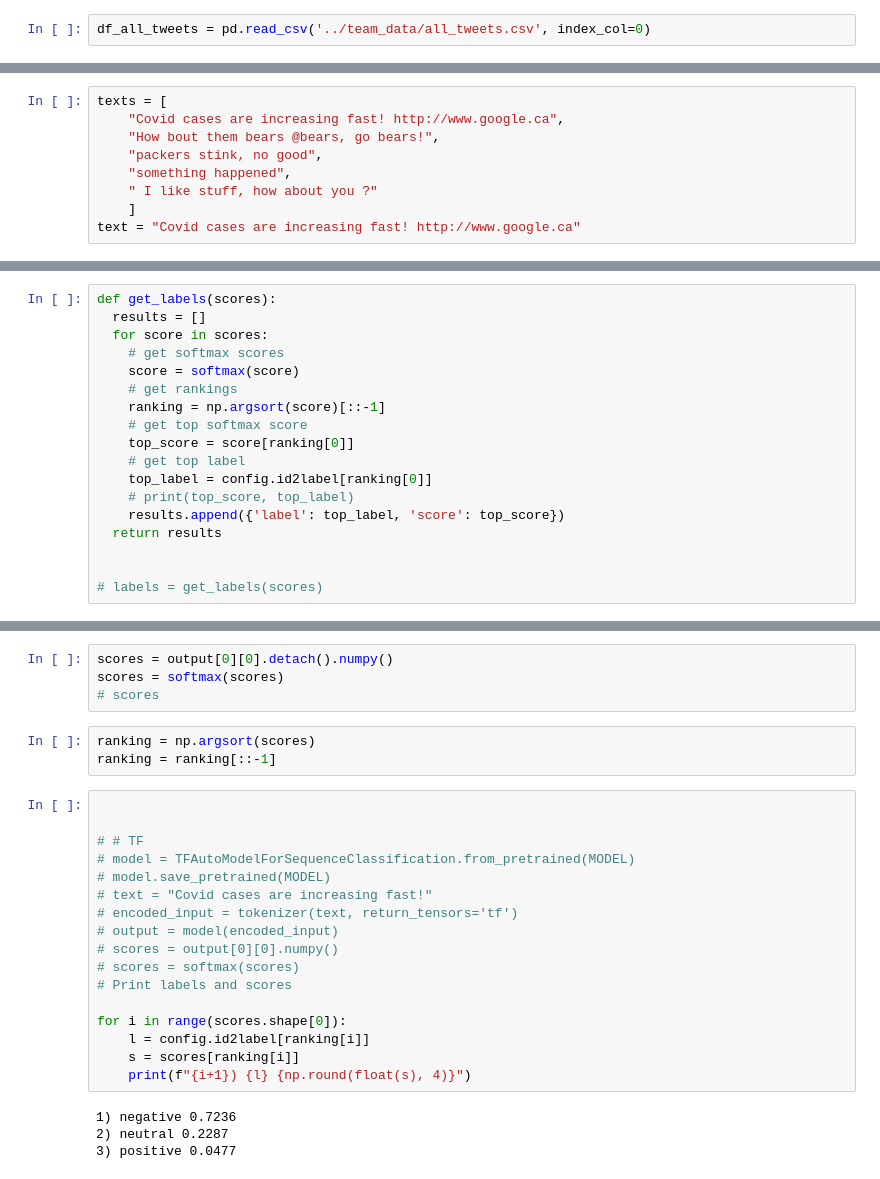
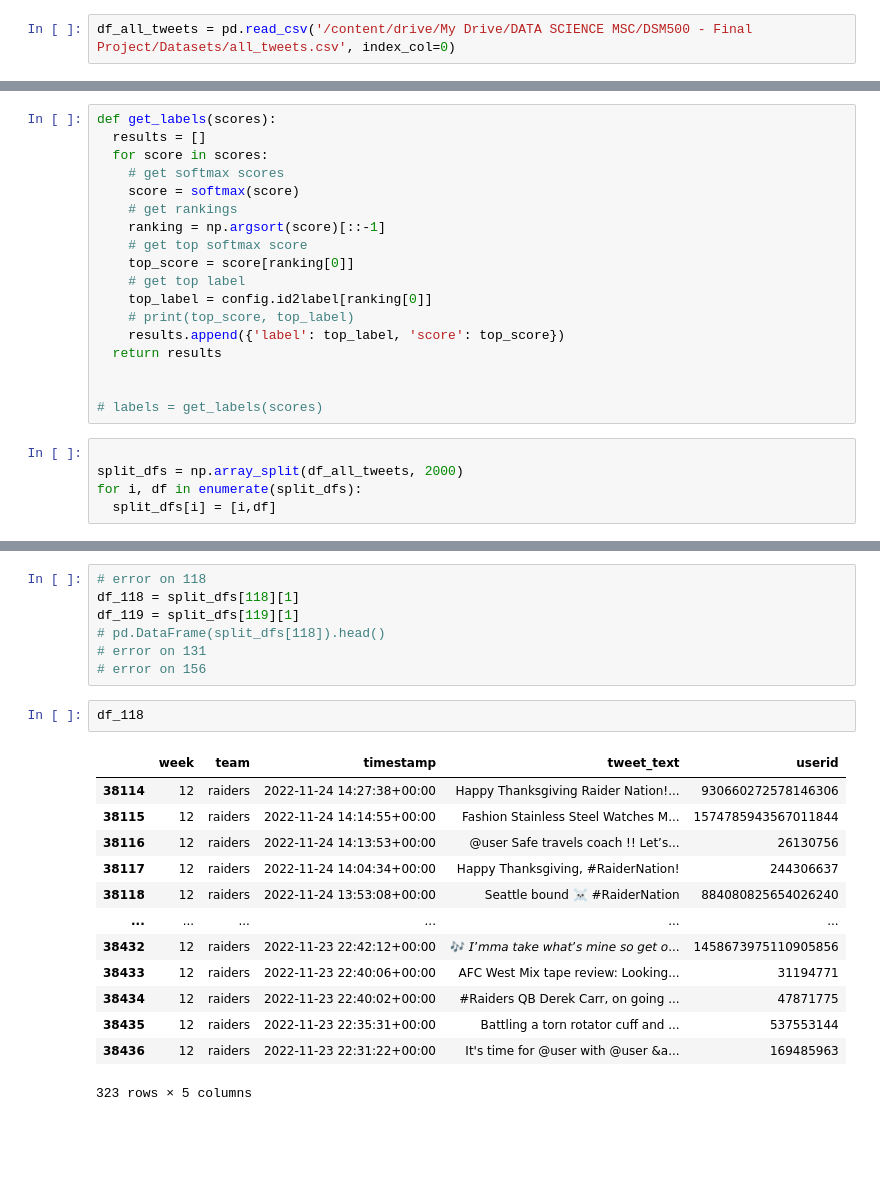
Before and after one commit to huuugh18/NFL_twitter_sentiment_odds, a Jupyter notebook: tweet_collection/tweet_nlp2.ipynb, the cells around one changed output, grey strips where cells are left out. Saved outputs shown, nothing was run; the diff lists cells and outputs as text; blank space fills up the shorter version.

```diff
--- a/tweet_collection/tweet_nlp2.ipynb
+++ b/tweet_collection/tweet_nlp2.ipynb
@@ -8,2 +39,2 @@ import os
 # %%
-df_all_tweets = pd.read_csv('../team_data/all_tweets.csv', index_col=0)
+df_all_tweets = pd.read_csv('/content/drive/My Drive/DATA SCIENCE MSC/DSM500 - Final Project/Datasets/all_tweets.csv', index_col=0)
@@ -12,14 +41,5 @@ df_all_tweets = pd.read_csv('../team_data/all_tweets.csv', index_col=0)
 # %% [markdown]
 ## Full Classification Example
 https://huggingface.co/cardiffnlp/twitter-roberta-base-sentiment-latest?text=Covid+cases+are+increasing+fast%21
-# %%
-texts = [
-    "Covid cases are increasing fast! http://www.google.ca",
-    "How bout them bears @bears, go bears!",
-    "packers stink, no good",
-    "something happened",
-    " I like stuff, how about you ?"
-    ]
-text = "Covid cases are increasing fast! http://www.google.ca"
 # %%
 from transformers import AutoModelForSequenceClassification
@@ -72,3 +100,8 @@ def get_labels(scores):
 
 
 # labels = get_labels(scores)
+# %%
+
+split_dfs = np.array_split(df_all_tweets, 2000)
+for i, df in enumerate(split_dfs):
+  split_dfs[i] = [i,df]
@@ -212,28 +164,23 @@ Some weights of the model checkpoint at cardiffnlp/twitter-roberta-base-sentimen
-# %%
-scores = output[0][0].detach().numpy()
-scores = softmax(scores)
-# scores
-# %%
-ranking = np.argsort(scores)
-ranking = ranking[::-1]
-# %%
-
-
-# # TF
-# model = TFAutoModelForSequenceClassification.from_pretrained(MODEL)
-# model.save_pretrained(MODEL)
-# text = "Covid cases are increasing fast!"
-# encoded_input = tokenizer(text, return_tensors='tf')
-# output = model(encoded_input)
-# scores = output[0][0].numpy()
-# scores = softmax(scores)
-# Print labels and scores
-
-for i in range(scores.shape[0]):
-    l = config.id2label[ranking[i]]
-    s = scores[ranking[i]]
-    print(f"{i+1}) {l} {np.round(float(s), 4)}")
-# %% [output]
-1) negative 0.7236
-2) neutral 0.2287
-3) positive 0.0477
+# %%
+# error on 118
+df_118 = split_dfs[118][1]
+df_119 = split_dfs[119][1]
+# pd.DataFrame(split_dfs[118]).head()
+# error on 131
+# error on 156
+# %%
+df_118
+# %% [output]
+|  | week | team | timestamp | tweet_text | userid |
+| 38114 | 12 | raiders | 2022-11-24 14:27:38+00:00 | Happy Thanksgiving Raider Nation!... | 930660272578146306 |
+| 38115 | 12 | raiders | 2022-11-24 14:14:55+00:00 | Fashion Stainless Steel Watches M... | 1574785943567011844 |
+| 38116 | 12 | raiders | 2022-11-24 14:13:53+00:00 | @user Safe travels coach !! Let’s... | 26130756 |
+| 38117 | 12 | raiders | 2022-11-24 14:04:34+00:00 | Happy Thanksgiving, #RaiderNation! | 244306637 |
+| 38118 | 12 | raiders | 2022-11-24 13:53:08+00:00 | Seattle bound ☠️ #RaiderNation | 884080825654026240 |
+| ... | ... | ... | ... | ... | ... |
+| 38432 | 12 | raiders | 2022-11-23 22:42:12+00:00 | 🎶 𝘐’𝘮𝘮𝘢 𝘵𝘢𝘬𝘦 𝘸𝘩𝘢𝘵’𝘴 𝘮𝘪𝘯𝘦 𝘴𝘰 𝘨𝘦𝘵 𝘰... | 1458673975110905856 |
+| 38433 | 12 | raiders | 2022-11-23 22:40:06+00:00 | AFC West Mix tape review: Looking... | 31194771 |
+| 38434 | 12 | raiders | 2022-11-23 22:40:02+00:00 | #Raiders QB Derek Carr, on going ... | 47871775 |
+| 38435 | 12 | raiders | 2022-11-23 22:35:31+00:00 | Battling a torn rotator cuff and ... | 537553144 |
+| 38436 | 12 | raiders | 2022-11-23 22:31:22+00:00 | It's time for @user with @user &a... | 169485963 |
+323 rows × 5 columns
```
Also changed, not shown: parts of 17 cells of this notebook, 8 other files.
